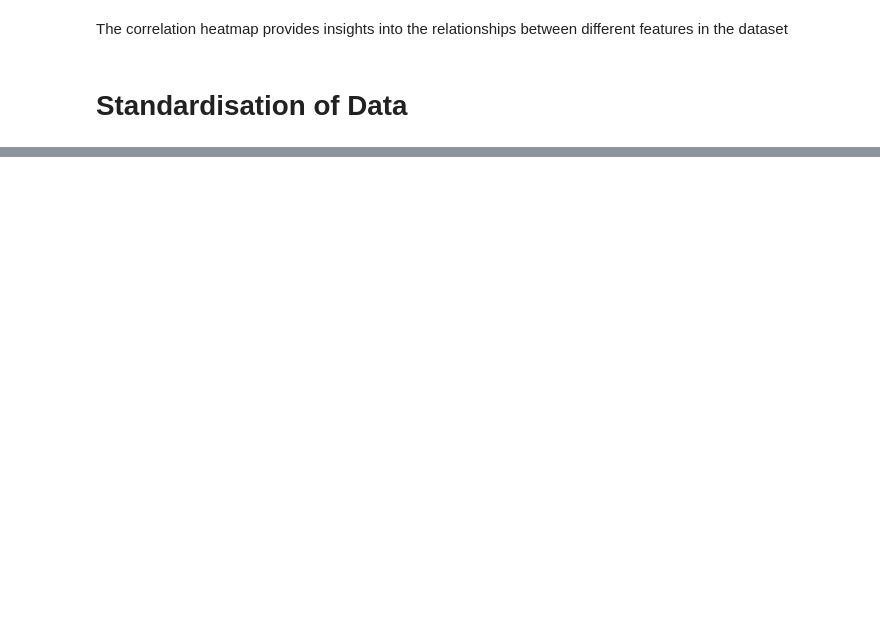
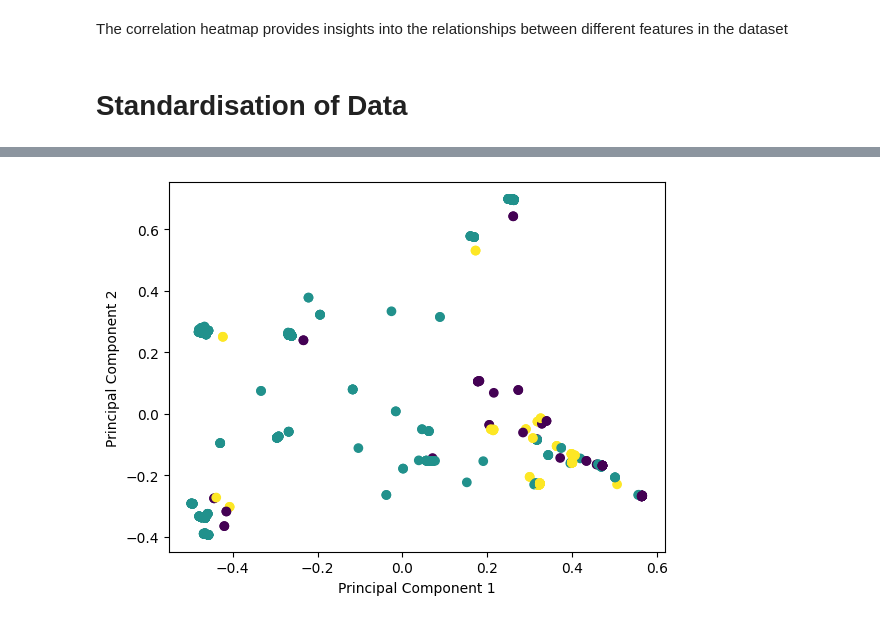
Before and after one commit to VISHNU-SHREERAM/ML-Project, a Jupyter notebook: midsem.ipynb, the cells around one changed output, grey strips where cells are left out. Drawn from its saved outputs; the diff is of its cells as text; code cells hidden in the pictures; blank space fills up the shorter version.

```diff
--- a/midsem.ipynb
+++ b/midsem.ipynb
@@ -137,3 +299,13 @@ from sklearn.decomposition import PCA
+# %%
+from sklearn.decomposition import  KernelPCA
+kpca = KernelPCA(n_components=2, kernel='rbf')
+df_kpca = kpca.fit_transform(df[features])
+plt.scatter(df_kpca[:, 0], df_kpca[:, 1], c=df['Sleep Disorder'])
+plt.xlabel('Principal Component 1')
+plt.ylabel('Principal Component 2')
+plt.show()
+# %% [output]
+[figure, added]
 # %%
 from sklearn.preprocessing import PolynomialFeatures
 
```
Also changed, not shown: parts of 23 cells of this notebook.
